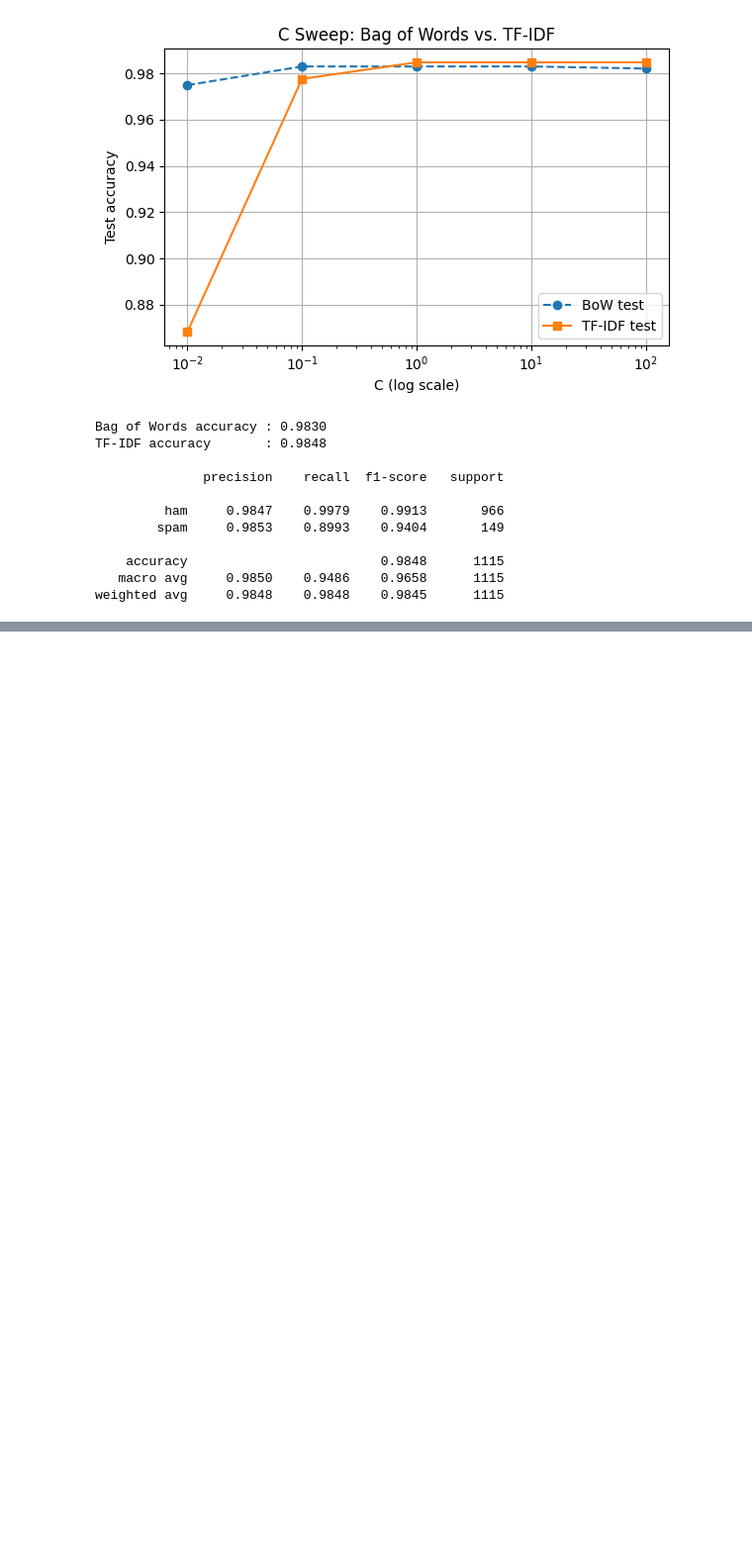
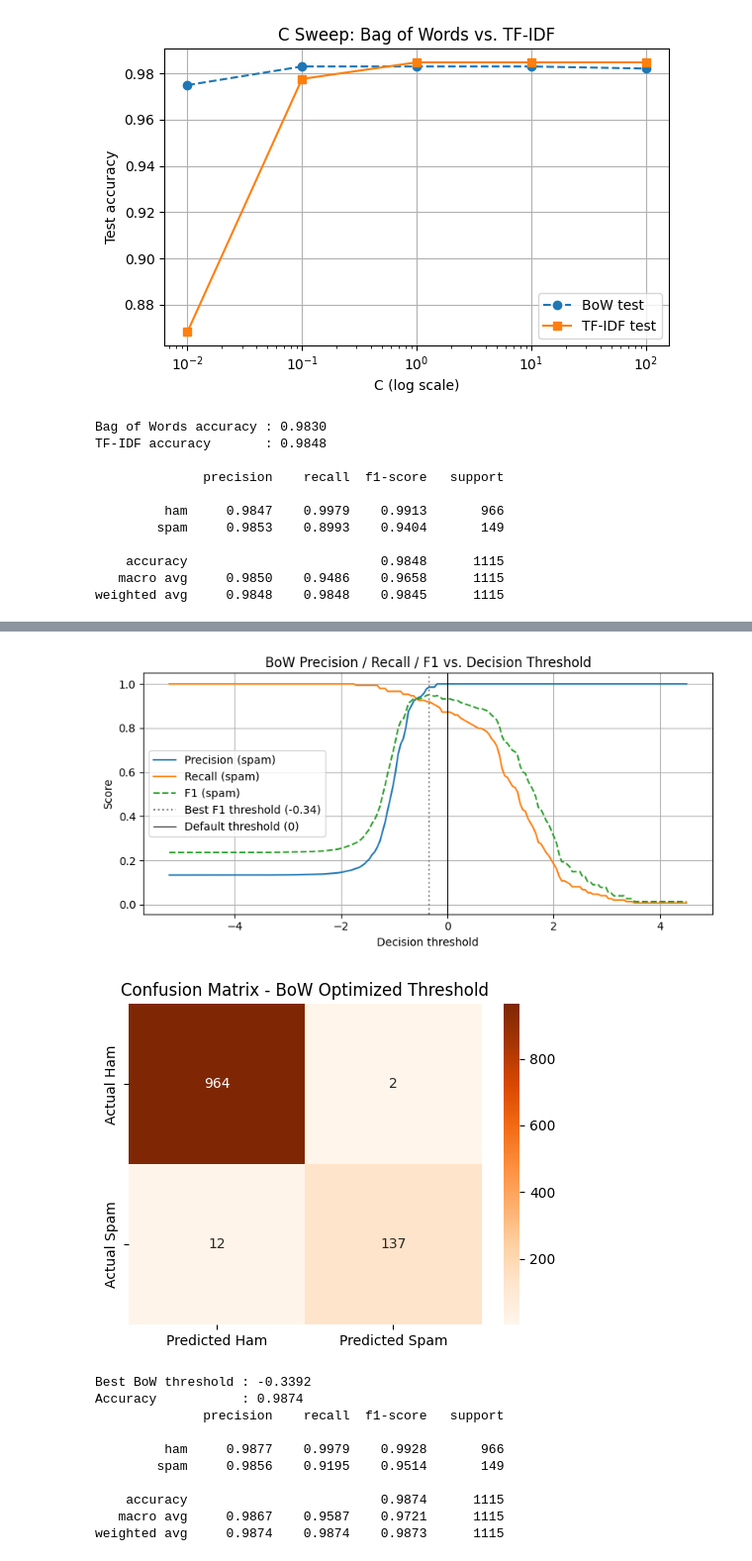
Before and after one commit to Obskyur/SVM_Spam-Classifier, a Jupyter notebook: spam_classifier.ipynb, the cells around one changed output, grey strips where cells are left out. Shown at 99% size. Saved outputs shown, nothing was run; the diff lists cells and outputs as text; code cells hidden in the pictures; blank space fills up the shorter version.

```diff
--- a/spam_classifier.ipynb
+++ b/spam_classifier.ipynb
@@ -355,0 +369,59 @@ weighted avg     0.9848    0.9848    0.9845      1115
+# %%
+from sklearn.metrics import precision_score, recall_score, f1_score
+
+# This threshold sweep uses the Bag-of-Words LinearSVC trained earlier in Iteration 1.
+bow_model = model
+bow_scores = bow_model.decision_function(X_test)
+bow_thresholds = np.linspace(bow_scores.min(), bow_scores.max(), 200)
+
+bow_precisions, bow_recalls, bow_f1s = [], [], []
+for t in bow_thresholds:
+    bow_preds = (bow_scores >= t).astype(int)
+    bow_precisions.append(precision_score(y_test, bow_preds, zero_division=0))
+    bow_recalls.append(recall_score(y_test, bow_preds, zero_division=0))
+    bow_f1s.append(f1_score(y_test, bow_preds, zero_division=0))
+
+best_bow_threshold = bow_thresholds[np.argmax(bow_f1s)]
+best_bow_preds = (bow_scores >= best_bow_threshold).astype(int)
+
+plt.figure(figsize=(8, 4))
+plt.plot(bow_thresholds, bow_precisions, label="Precision (spam)")
+plt.plot(bow_thresholds, bow_recalls,    label="Recall (spam)")
+plt.plot(bow_thresholds, bow_f1s,        label="F1 (spam)", linestyle="--")
+plt.axvline(best_bow_threshold, color="grey", linestyle=":", label=f"Best F1 threshold ({best_bow_threshold:.2f})")
+plt.axvline(0, color="black", linestyle="-", linewidth=0.8, label="Default threshold (0)")
+plt.xlabel("Decision threshold")
+plt.ylabel("Score")
+plt.title("BoW Precision / Recall / F1 vs. Decision Threshold")
+plt.legend()
+plt.grid(True)
+plt.tight_layout()
+plt.savefig("images/threshold_sweep.png", dpi=150)
+plt.show()
+
+cm_bow_threshold = confusion_matrix(y_test, best_bow_preds)
+plt.figure(figsize=(5, 4))
+sns.heatmap(cm_bow_threshold, annot=True, fmt="d", cmap="Oranges",
+            xticklabels=["Predicted Ham", "Predicted Spam"],
+            yticklabels=["Actual Ham", "Actual Spam"])
+plt.title("Confusion Matrix - BoW Optimized Threshold")
+plt.tight_layout()
+plt.savefig("images/confusion_matrix_threshold.png", dpi=150)
+plt.show()
+
+print(f"Best BoW threshold : {best_bow_threshold:.4f}")
+print(f"Accuracy           : {accuracy_score(y_test, best_bow_preds):.4f}")
+print(classification_report(y_test, best_bow_preds, target_names=["ham", "spam"], digits=4))
+# %% [output]
+[figure, added]
+[figure, added]
+Best BoW threshold : -0.3392
+Accuracy           : 0.9874
+              precision    recall  f1-score   support
+
+         ham     0.9877    0.9979    0.9928       966
+        spam     0.9856    0.9195    0.9514       149
+
+    accuracy                         0.9874      1115
+   macro avg     0.9867    0.9587    0.9721      1115
+weighted avg     0.9874    0.9874    0.9873      1115
```
Also changed, not shown: parts of 4 cells of this notebook, 5 other files.
